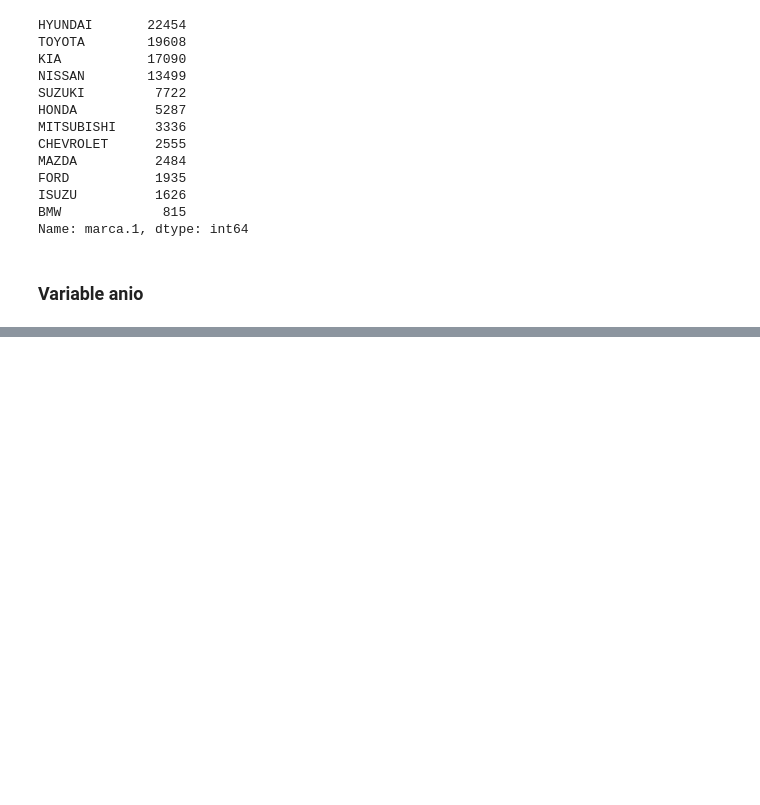
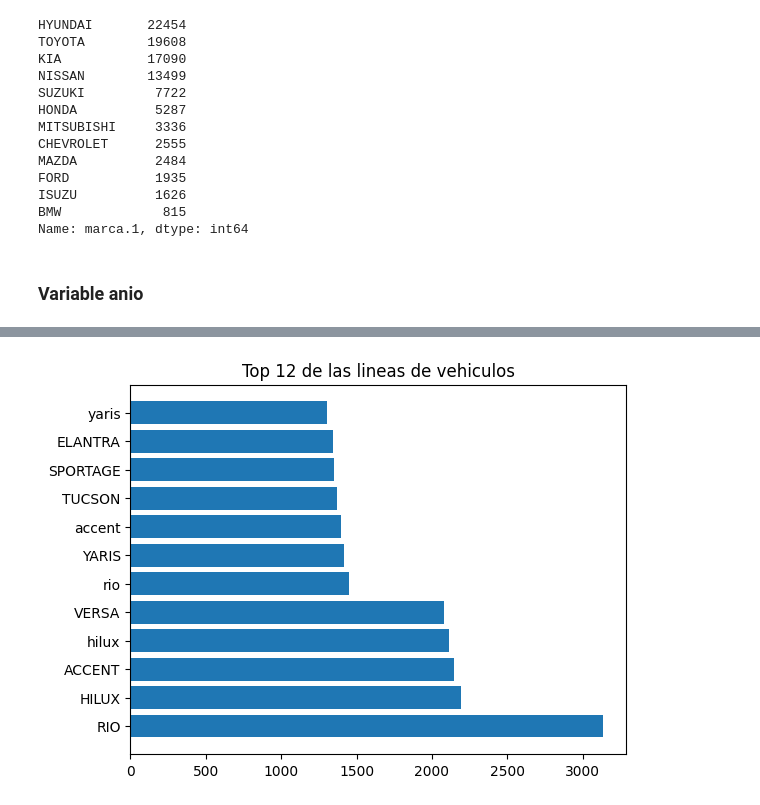
Before and after one commit to Oriojas/test_ia_incidents_cars, a Jupyter notebook: eda_clean_data.ipynb, the cells around one changed output, grey strips where cells are left out. Saved outputs shown, nothing was run; the diff lists cells and outputs as text; code cells hidden in the pictures; blank space fills up the shorter version.

```diff
--- a/eda_clean_data.ipynb
+++ b/eda_clean_data.ipynb
@@ -215,0 +258,4 @@ Name: marca.1, dtype: int64
+# %%
+df["anio_range"] = anio_range_list
+# %%
+df = df.drop(columns=["anio"])
@@ -215,0 +270,7 @@ Name: marca.1, dtype: int64
+# %%
+df_linea = df.groupby(["linea"], as_index=False).count()
+# %%
+df_linea = df_linea[["linea", "numero_aviso"]]
+df_linea = df_linea.rename(columns={"numero_aviso": "count"})
+df_linea = df_linea.sort_values("count", ascending=False)
+df_linea = df_linea[0:12].reset_index(drop=True)
@@ -215,0 +293,7 @@ Name: marca.1, dtype: int64
+# %%
+plt.Figure(figsize=(8, 6))
+plt.barh(df_linea["linea"], df_irs["count"])
+plt.title("Top 12 de las lineas de vehiculos")
+plt.show()
+# %% [output]
+[figure, added]
```
Also changed, not shown: parts of 19 cells of this notebook, 1 other file.
